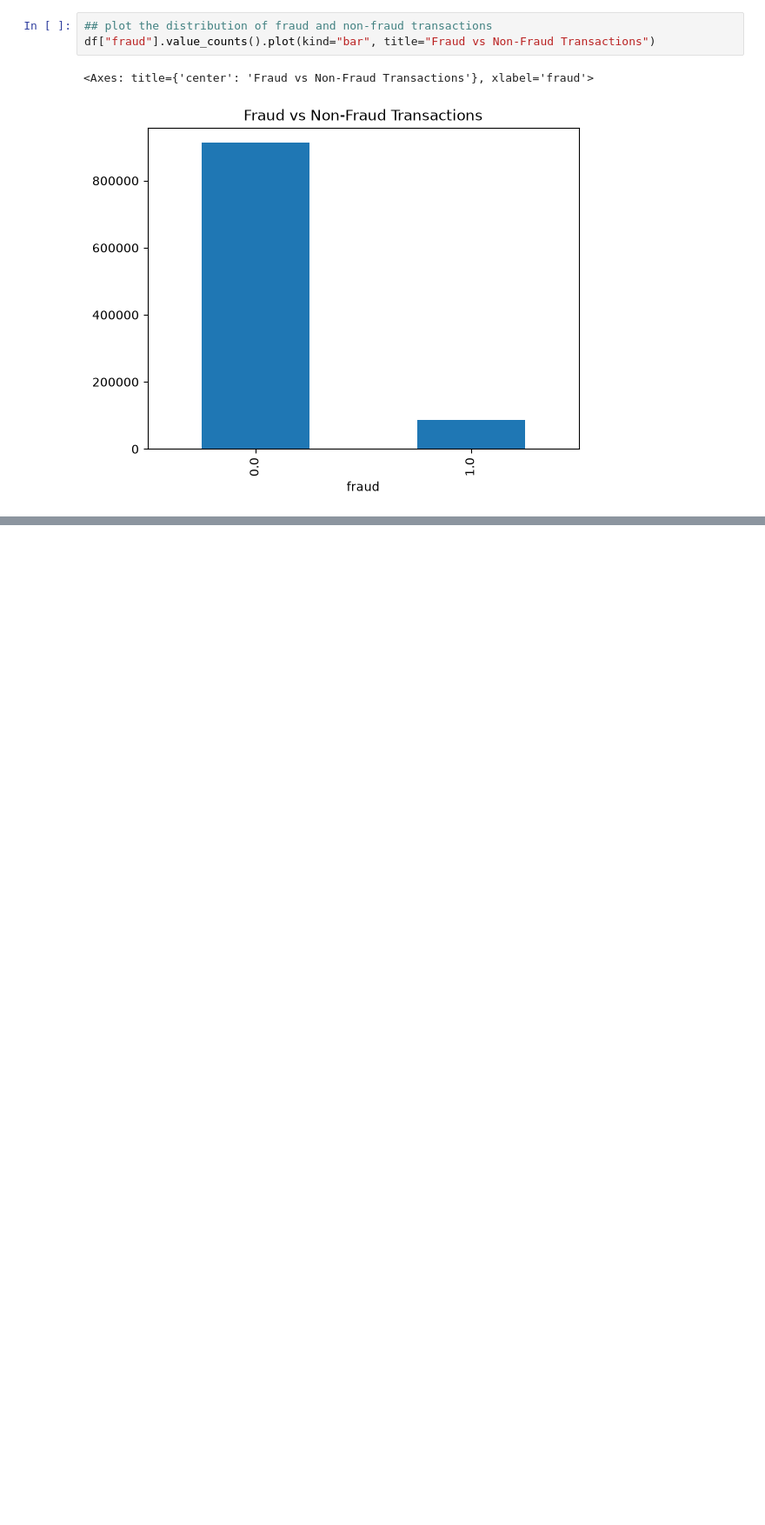
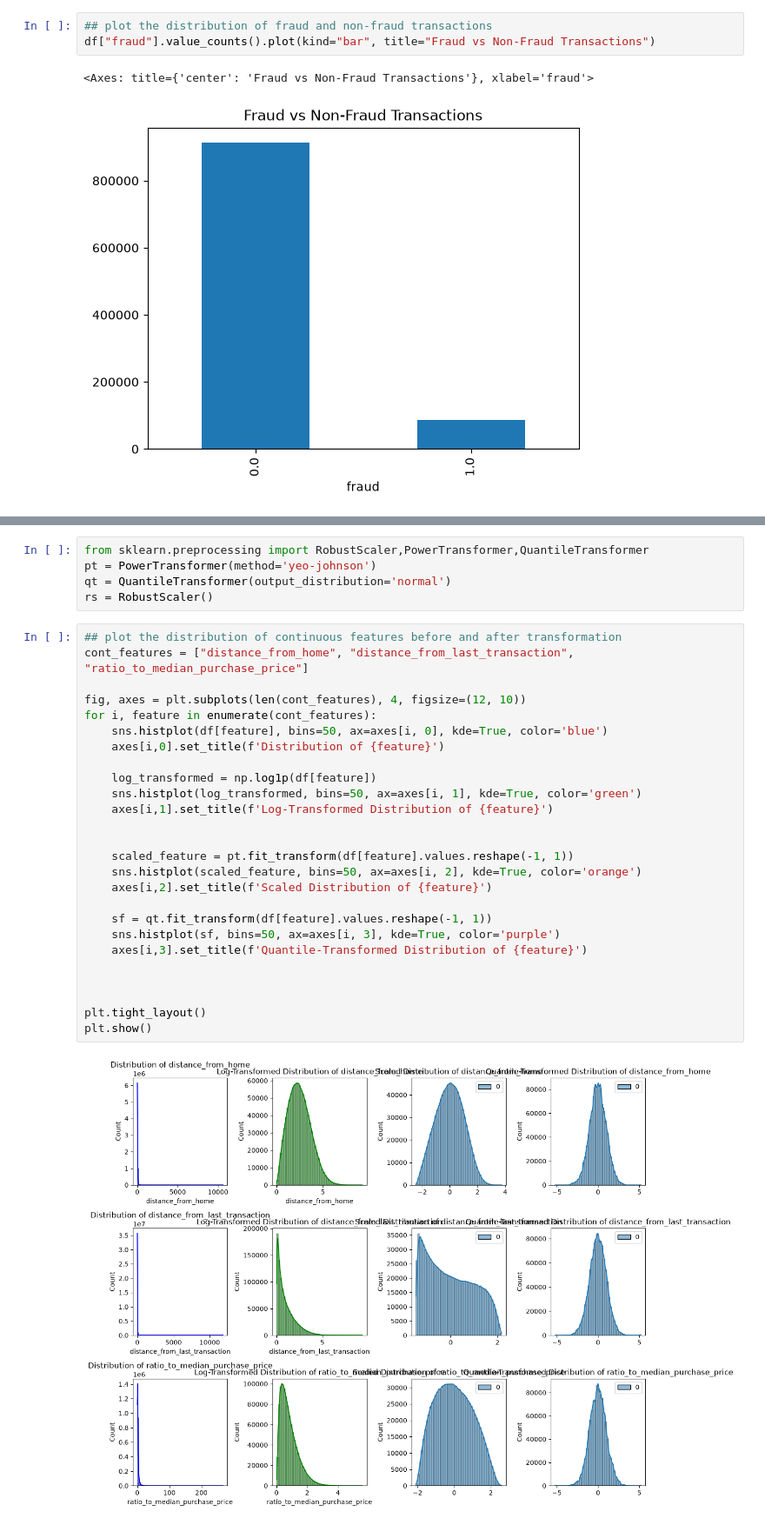
Before and after one commit to mijjinPy/Fraud_classifier, a Jupyter notebook: notebooks/01_Exploring.ipynb, the cells around one changed output, grey strips where cells are left out. Shown at 87% size. Drawn from its saved outputs; the diff is of its cells as text; blank space fills up the shorter version.

Commit message:
Added: 03-Anaysis of continuos variables

```diff
--- a/notebooks/01_Exploring.ipynb
+++ b/notebooks/01_Exploring.ipynb
@@ -91,0 +107,33 @@ df["fraud"].value_counts().plot(kind="bar", title="Fraud vs Non-Fraud Transactio
+# %%
+from sklearn.preprocessing import RobustScaler,PowerTransformer,QuantileTransformer
+pt = PowerTransformer(method='yeo-johnson')
+qt = QuantileTransformer(output_distribution='normal')
+rs = RobustScaler()
+# %%
+## plot the distribution of continuous features before and after transformation
+cont_features = ["distance_from_home", "distance_from_last_transaction", "ratio_to_median_purchase_price"]
+
+fig, axes = plt.subplots(len(cont_features), 4, figsize=(12, 10))
+for i, feature in enumerate(cont_features):
+    sns.histplot(df[feature], bins=50, ax=axes[i, 0], kde=True, color='blue')
+    axes[i,0].set_title(f'Distribution of {feature}')
+
+    log_transformed = np.log1p(df[feature])
+    sns.histplot(log_transformed, bins=50, ax=axes[i, 1], kde=True, color='green')
+    axes[i,1].set_title(f'Log-Transformed Distribution of {feature}')
+
+
+    scaled_feature = pt.fit_transform(df[feature].values.reshape(-1, 1))
+    sns.histplot(scaled_feature, bins=50, ax=axes[i, 2], kde=True, color='orange')
+    axes[i,2].set_title(f'Scaled Distribution of {feature}')
+
+    sf = qt.fit_transform(df[feature].values.reshape(-1, 1))
+    sns.histplot(sf, bins=50, ax=axes[i, 3], kde=True, color='purple')
+    axes[i,3].set_title(f'Quantile-Transformed Distribution of {feature}')
+
+
+
+plt.tight_layout()
+plt.show()
+# %% [output]
+[figure, added]
```
Also changed, not shown: parts of 8 cells of this notebook.
